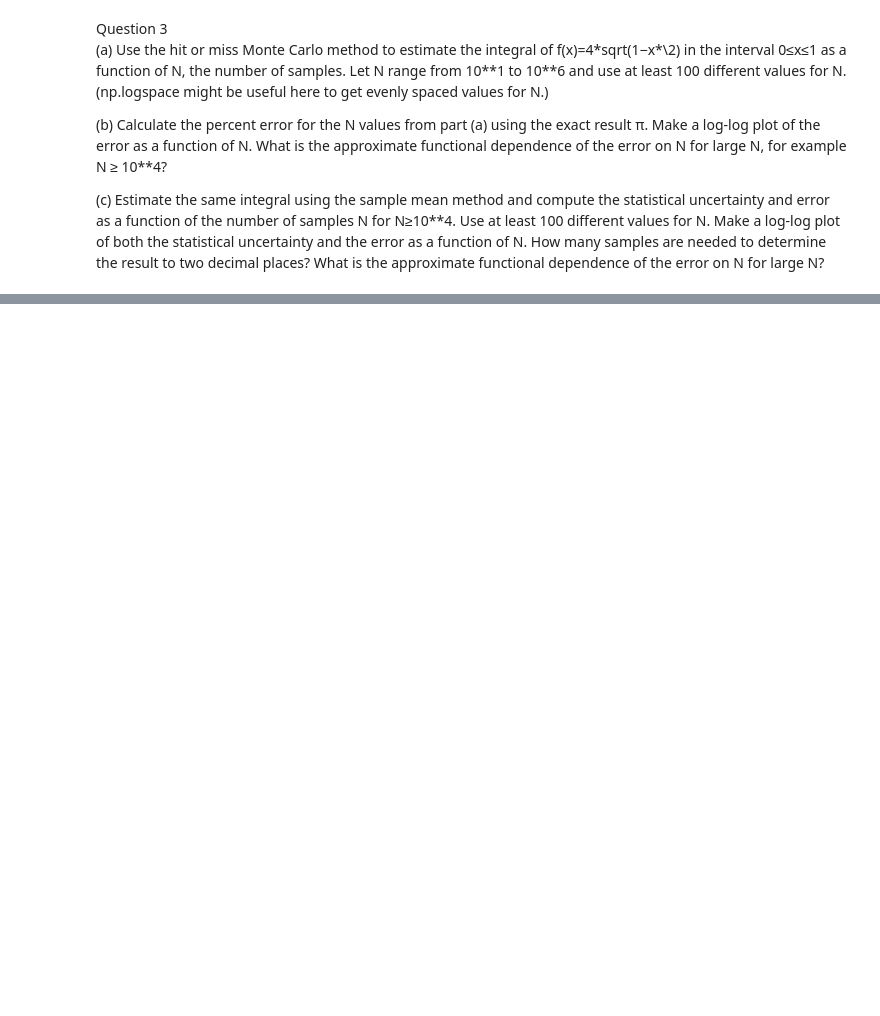
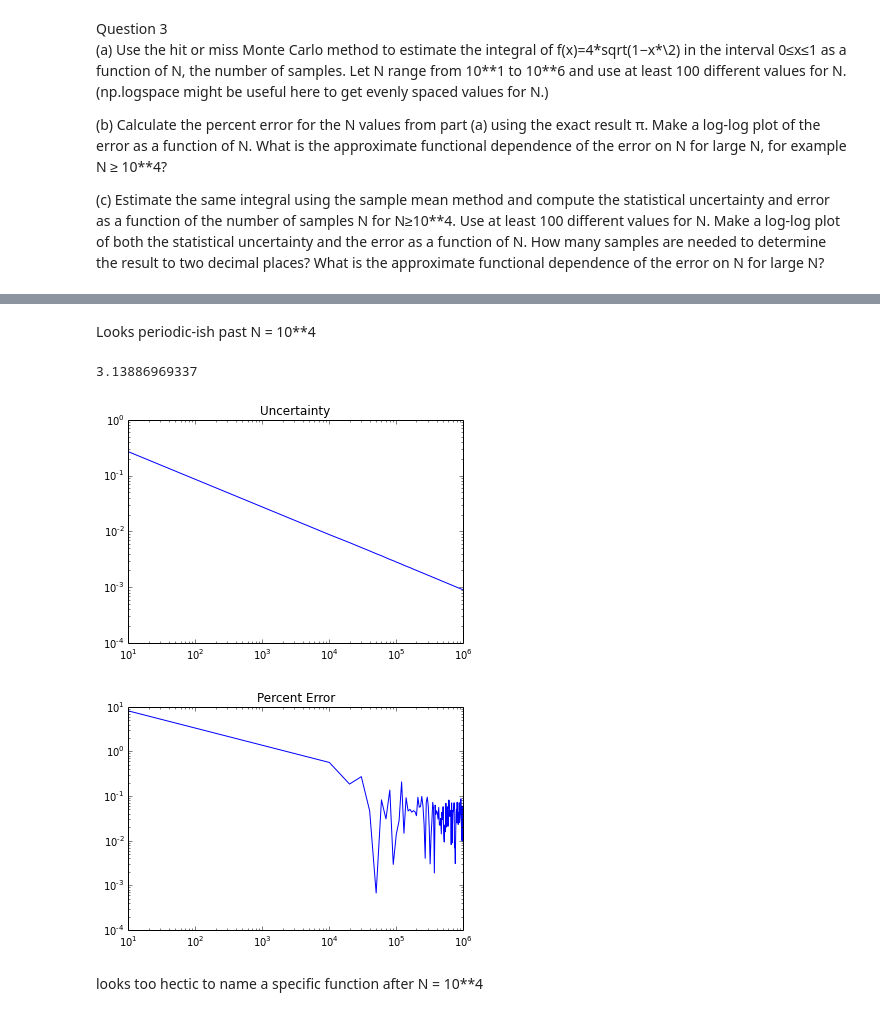
Before and after one commit to cspearso/PHYS202-S14, a Jupyter notebook: SciPy/MCIntegrationExercises.ipynb, the cells around one changed output, grey strips where cells are left out. Drawn from its saved outputs; the diff is of its cells as text; code cells hidden in the pictures; blank space fills up the shorter version.

```diff
--- a/SciPy/MCIntegrationExercises.ipynb
+++ b/SciPy/MCIntegrationExercises.ipynb
@@ -74,0 +164,44 @@ How many samples are needed to determine the result to two decimal places? What
+# %% [markdown]
+Looks periodic-ish past N = 10\*\*4
+# %%
+def sampleMean(N=10000,xmin=0.,xmax=1.):
+
+    f = lambda x: 4*np.sqrt(1-x**2)
+    x = np.arange(0.,1.,0.001)
+    Iexact = pi
+
+    samples_x = xmin + (xmax-xmin)*np.random.random_sample(N);
+
+    approx = f(samples_x)
+    I = approx.mean()*(xmax-xmin)
+
+    Iunc = (xmax-xmin)*np.sqrt( ((approx**2).mean()-(approx.mean())**2)/N )
+
+    Ierr = 100*np.abs(Iexact-I)/Iexact
+
+    return [I,Iunc,Ierr]
+
+i = linspace(10,1e6,101)
+
+I = []
+Iunc = []
+Ierr = []
+
+for N in i:
+    a = sampleMean(N)
+    I.append(a[0])
+    Iunc.append(a[1])
+    Ierr.append(a[2])
+print I[92]
+plt.loglog(i,Iunc)
+plt.title("Uncertainty")
+plt.figure()
+plt.loglog(i,Ierr)
+plt.title("Percent Error")
+plt.show()
+# %% [output]
+3.13886969337
+[figure, added]
+[figure, added]
+# %% [markdown]
+looks too hectic to name a specific function after N = 10\*\*4
```
Also changed, not shown: parts of 6 cells of this notebook, 2 other files.
